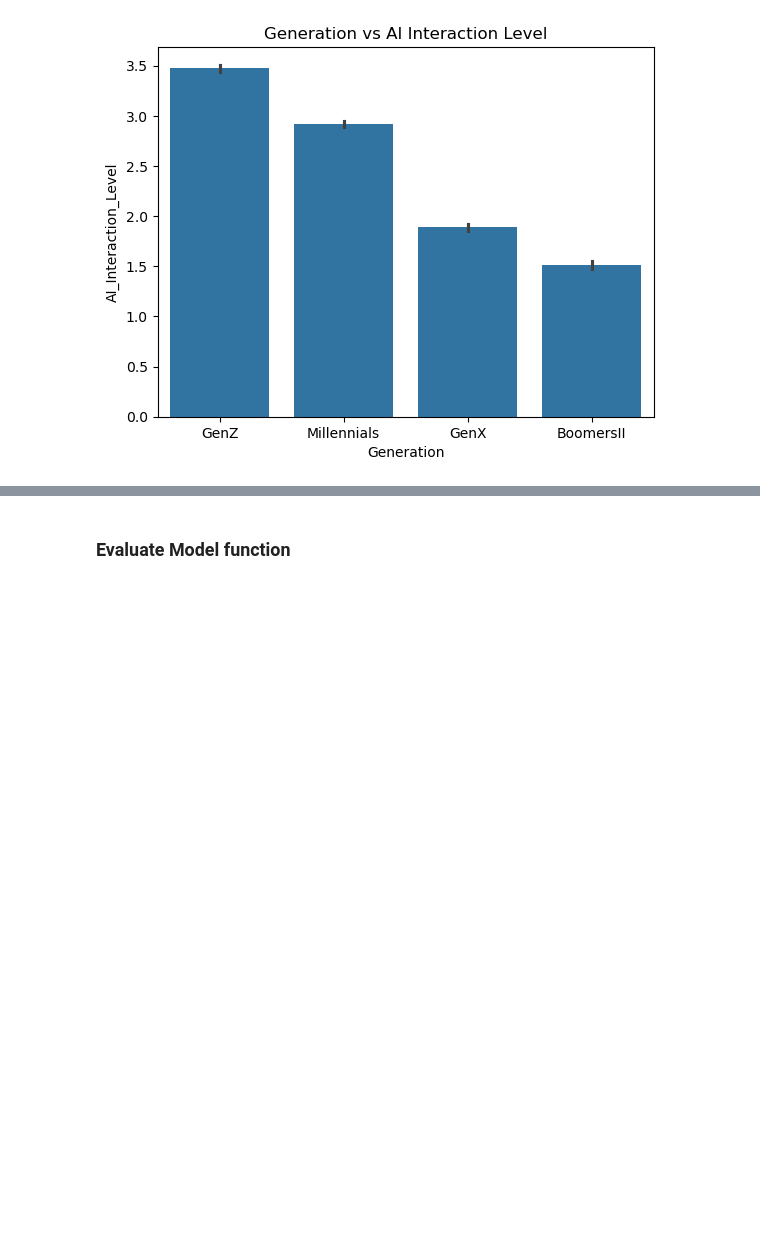
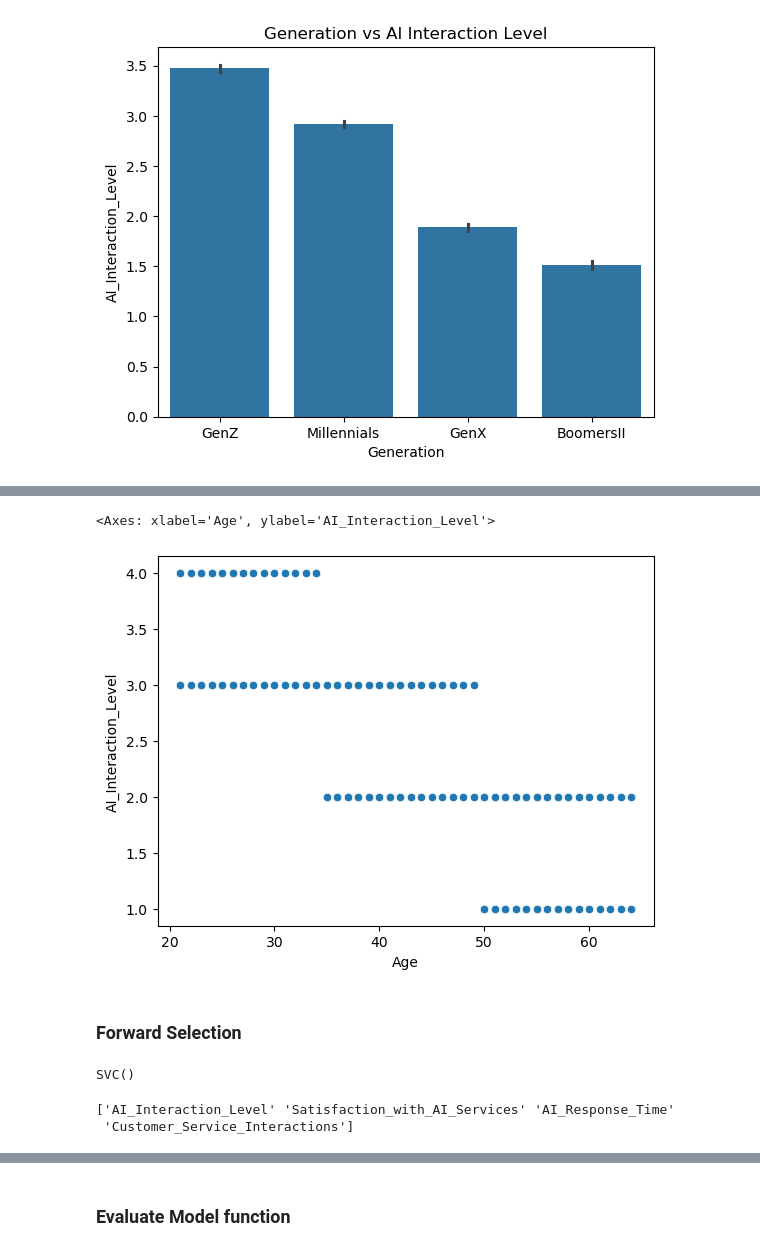
Before and after one commit to alim0118/customer-churn-predictor, a Jupyter notebook: Churn_Predictor.ipynb, the cells around one changed output, grey strips where cells are left out. Saved outputs shown, nothing was run; the diff lists cells and outputs as text; code cells hidden in the pictures; blank space fills up the shorter version.

```diff
--- a/Churn_Predictor.ipynb
+++ b/Churn_Predictor.ipynb
@@ -208,0 +214,7 @@ plt.show()
+# %%
+sns.scatterplot(x='Age', y='AI_Interaction_Level', data=train)
+# %% [output]
+<Axes: xlabel='Age', ylabel='AI_Interaction_Level'>
+[figure, added]
+# %% [markdown]
+### Forward Selection
@@ -208,0 +225,8 @@ plt.show()
+# %%
+# using SVM
+from sklearn.svm import SVC
+svc = SVC()
+
+svc.fit(X_train, Y_train)
+# %% [output]
+SVC()
@@ -208,0 +240,5 @@ plt.show()
+# %%
+print(sfs_forward_best.get_feature_names_out())
+# %% [output]
+['AI_Interaction_Level' 'Satisfaction_with_AI_Services' 'AI_Response_Time'
+ 'Customer_Service_Interactions']
```
Also changed, not shown: parts of 14 cells of this notebook.
